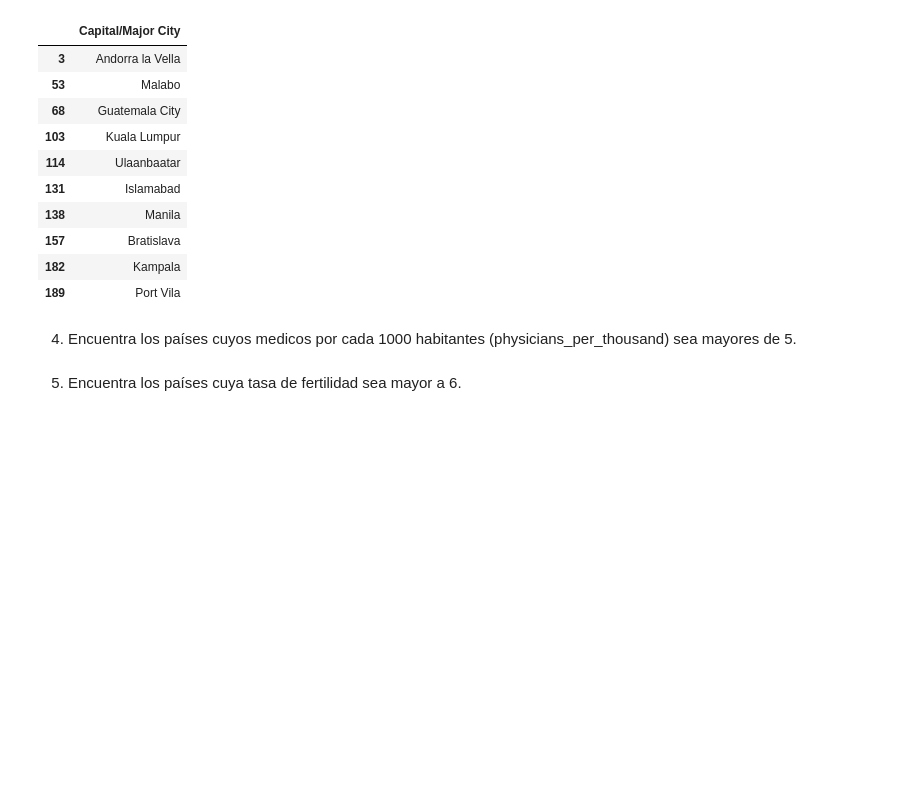
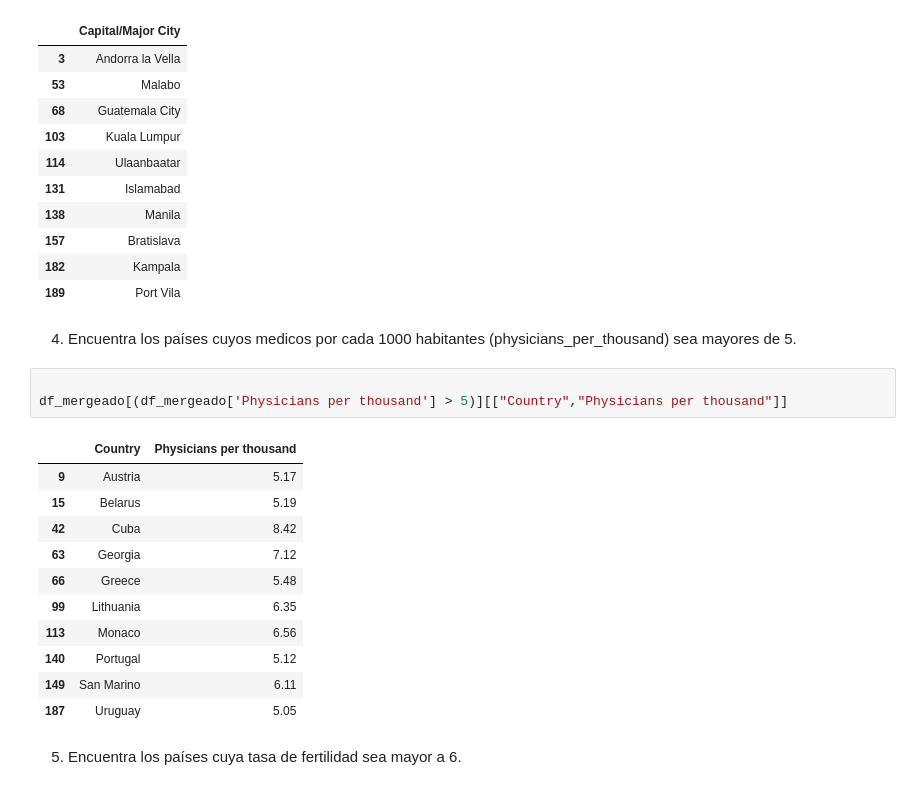
Before and after one commit to Adalab/da-promoF-modulo3-sprint1-pairprogramming-BelenZahara, a Jupyter notebook: PairM3-L4-UnionDatos.ipynb, the cells around one changed output. Drawn from its saved outputs; the diff is of its cells as text; blank space fills up the shorter version.

```diff
--- a/PairM3-L4-UnionDatos.ipynb
+++ b/PairM3-L4-UnionDatos.ipynb
@@ -174,6 +298,21 @@ df_mergeado[df_mergeado['Capital/Major City'].str.contains('la', case=False, reg
 | 189 | Port Vila |
 # %% [markdown]
 4. Encuentra los países cuyos medicos por cada 1000 habitantes (physicians_per_thousand) sea mayores de 5.
+# %%
+
+df_mergeado[(df_mergeado['Physicians per thousand'] > 5)][["Country","Physicians per thousand"]]
+# %% [output]
+|  | Country | Physicians per thousand |
+| 9 | Austria | 5.17 |
+| 15 | Belarus | 5.19 |
+| 42 | Cuba | 8.42 |
+| 63 | Georgia | 7.12 |
+| 66 | Greece | 5.48 |
+| 99 | Lithuania | 6.35 |
+| 113 | Monaco | 6.56 |
+| 140 | Portugal | 5.12 |
+| 149 | San Marino | 6.11 |
+| 187 | Uruguay | 5.05 |
 # %% [markdown]
 5. Encuentra los países cuya tasa de fertilidad sea mayor a 6.
 # %%
```
Also changed, not shown: parts of 16 cells of this notebook.
